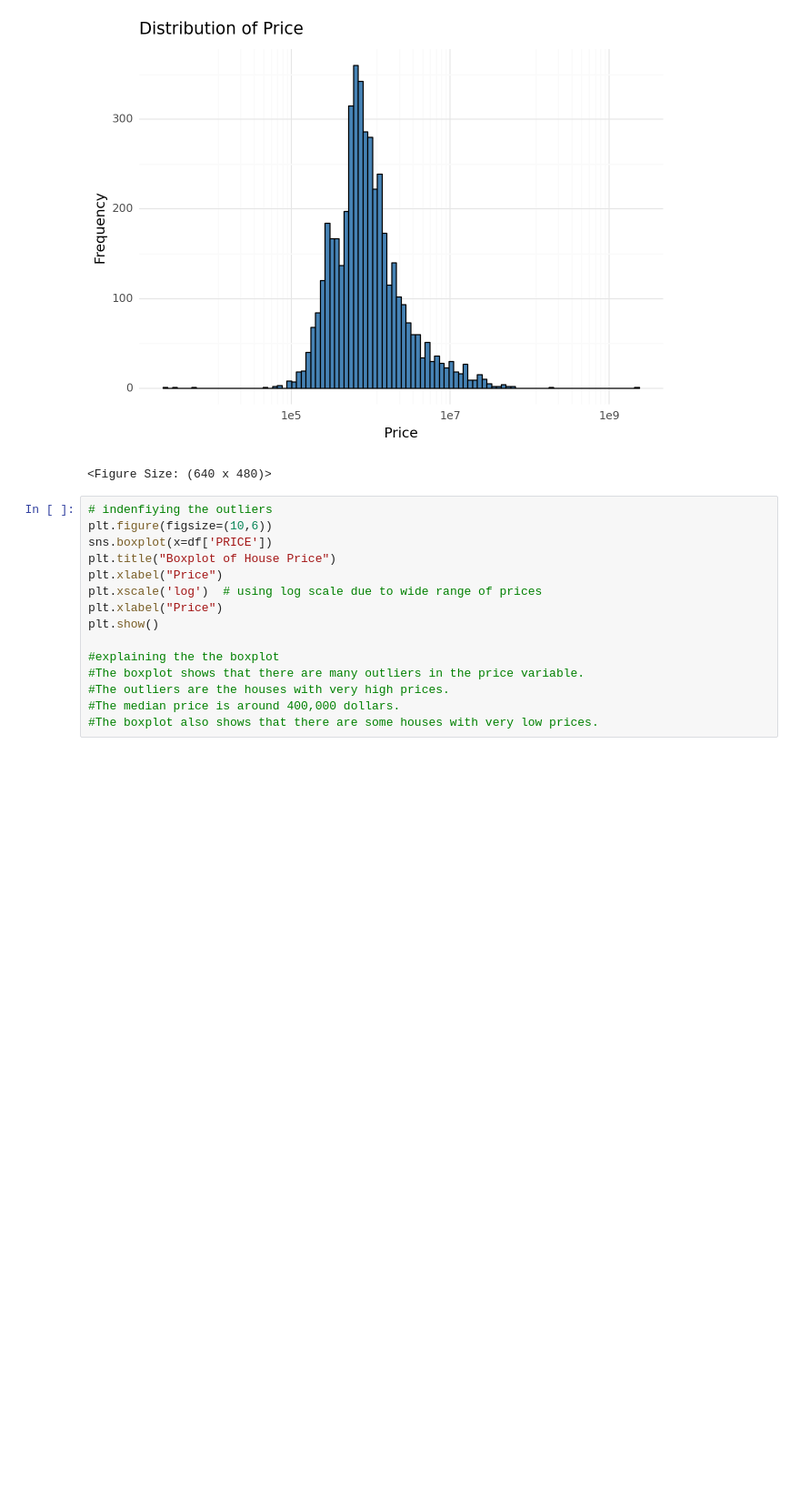
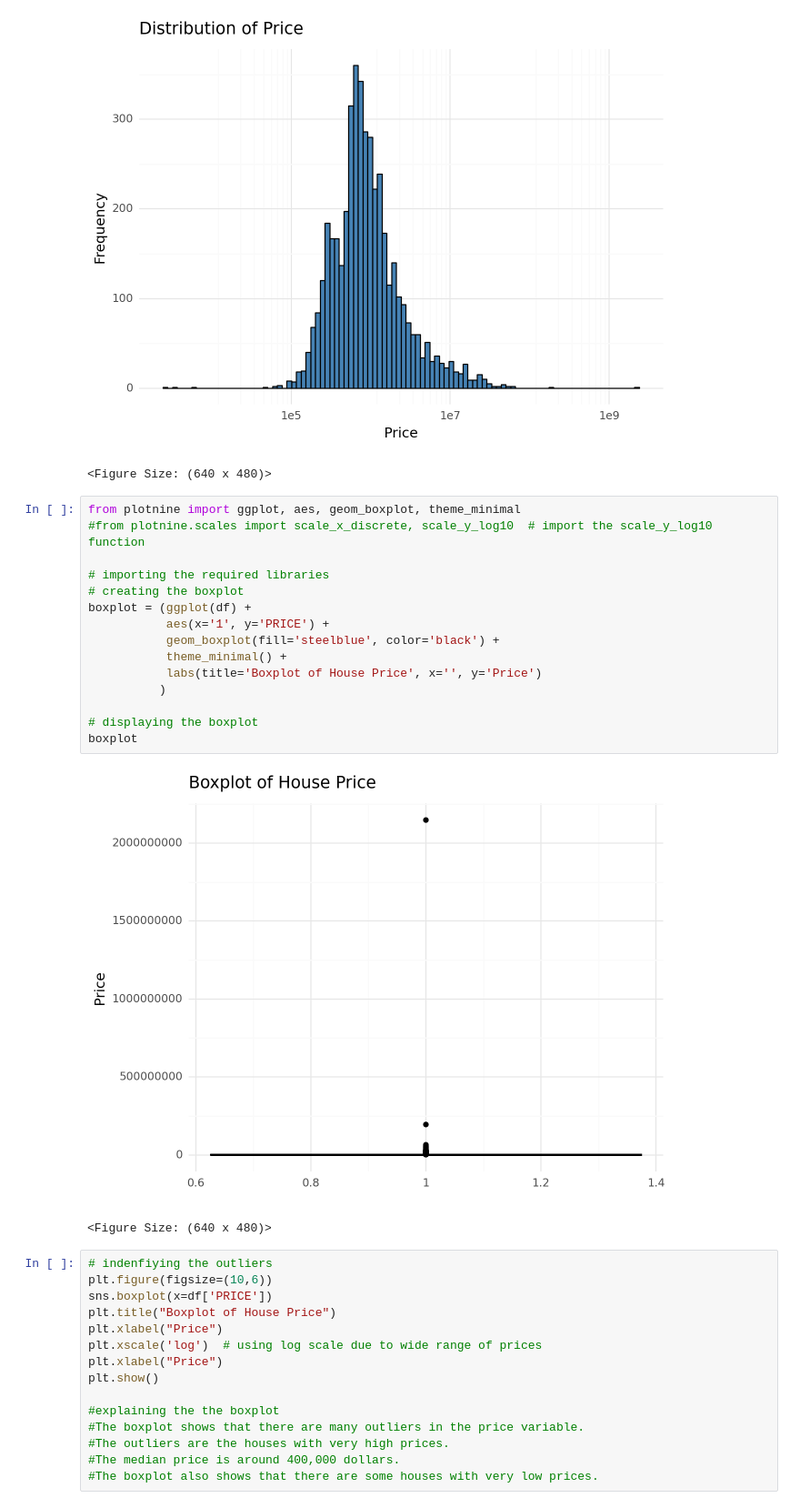
Before and after one commit to MuiruKamau/New-York-Housing-Market, a Jupyter notebook: EDA.ipynb, the cells around one changed output. Shown at 91% size. Drawn from its saved outputs; the diff is of its cells as text; blank space fills up the shorter version.

```diff
--- a/EDA.ipynb
+++ b/EDA.ipynb
@@ -316,6 +316,24 @@ from plotnine import ggplot, aes, geom_histogram, labs, scale_x_log10, theme_min
 # %% [output]
 [figure]
 <Figure Size: (640 x 480)>
+# %%
+from plotnine import ggplot, aes, geom_boxplot, theme_minimal
+#from plotnine.scales import scale_x_discrete, scale_y_log10  # import the scale_y_log10 function
+
+# importing the required libraries
+# creating the boxplot
+boxplot = (ggplot(df) +
+           aes(x='1', y='PRICE') +
+           geom_boxplot(fill='steelblue', color='black') +
+           theme_minimal() +
+           labs(title='Boxplot of House Price', x='', y='Price')
+          )
+
+# displaying the boxplot
+boxplot
+# %% [output]
+[figure, added]
+<Figure Size: (640 x 480)>
 # %%
 # indenfiying the outliers
 plt.figure(figsize=(10,6))
```
Also changed, not shown: parts of 13 cells of this notebook.
